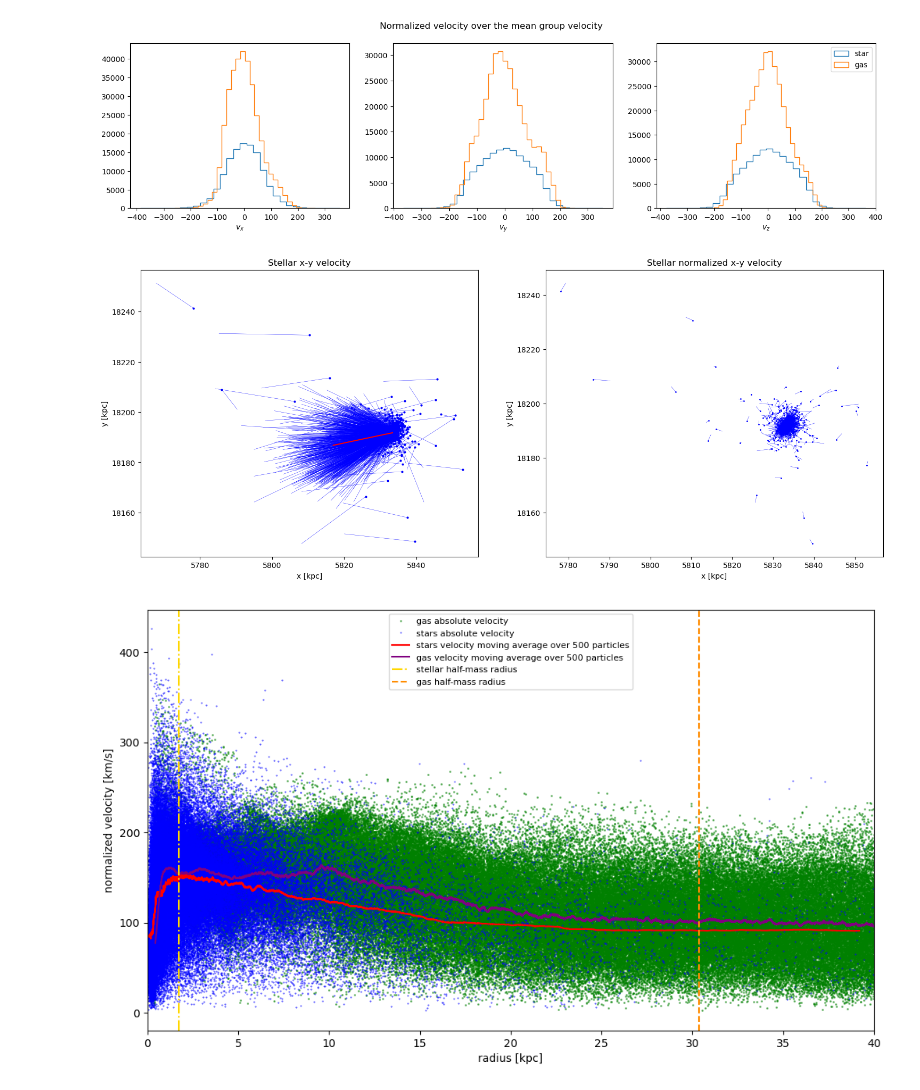
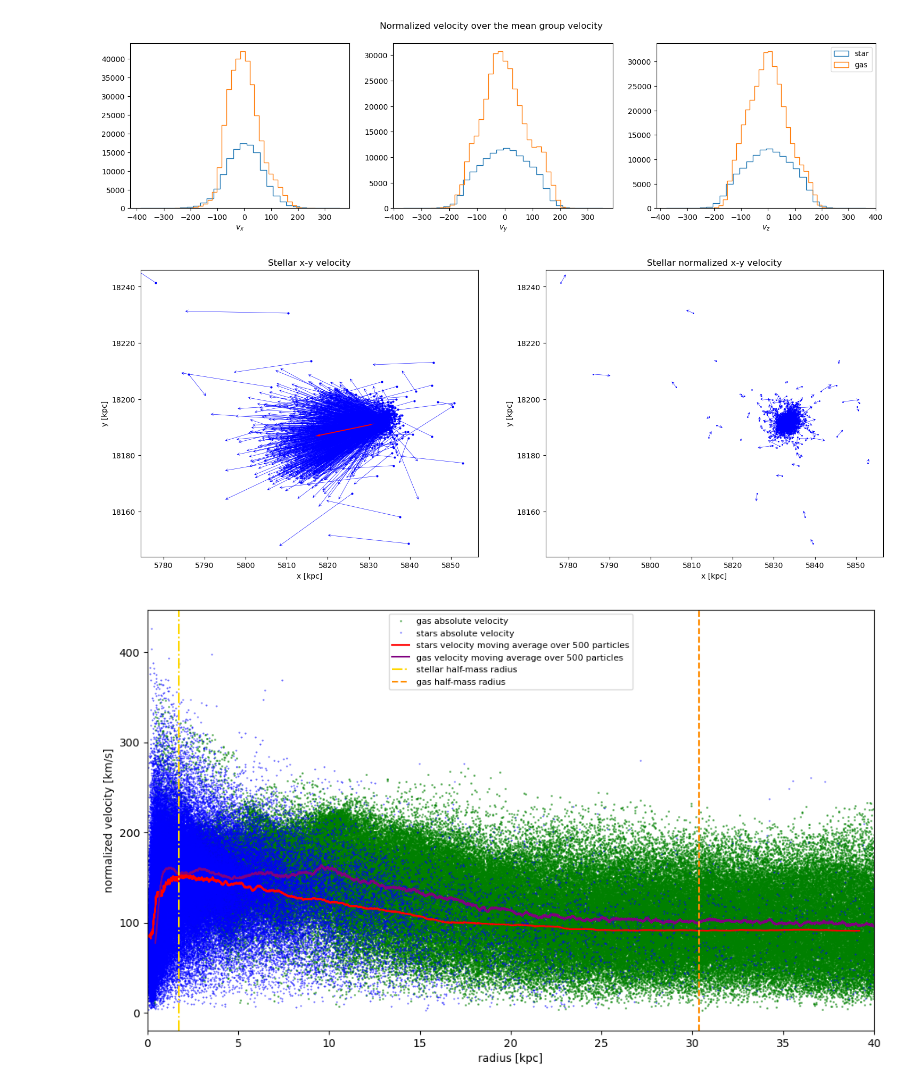
Before and after one commit to Amedeo1054/particelleeee, a Jupyter notebook: single_snapshot.ipynb, the cells around one changed output. Drawn from its saved outputs; the diff is of its cells as text; code cells hidden in the pictures.

```diff
--- a/single_snapshot.ipynb
+++ b/single_snapshot.ipynb
@@ -242,25 +249,25 @@ plt.show()
 # %%
 ds = 100
 
 fig = plt.figure(figsize=(18,7))
 ax = fig.add_subplot(121)
-plt.plot([s_pos[0,::ds], s_pos[0,::ds]+s_vel[0,::ds]/10], [s_pos[1,::ds], s_pos[1,::ds]+s_vel[1,::ds]/10], c='b', lw=0.3)
+plt.quiver(s_pos[0,::ds], s_pos[1,::ds], s_vel[0,::ds], s_vel[1,::ds], color='b', width=0.001, headwidth=10, headlength=10, angles='xy', scale_units='xy', scale=10)
 plt.plot(s_pos[0,::ds], s_pos[1,::ds], 'o', markersize=2, c='b')
-plt.plot([g1['Star']['MostBoundParticle'][0], g1['Star']['MostBoundParticle'][0]+s_vel_mean[0]/10], [g1['Star']['MostBoundParticle'][1], g1['Star']['MostBoundParticle'][1]+s_vel_mean[1]/10], c='r')
+plt.quiver(g1['Star']['MostBoundParticle'][0], g1['Star']['MostBoundParticle'][1], s_vel_mean[0], s_vel_mean[1], color='r', width=0.003, headwidth=2.5, angles='xy', scale_units='xy', scale=10)
 plt.xlabel('x [kpc]')
 plt.ylabel('y [kpc]')
 plt.title('Stellar x-y velocity')
 
 ax = fig.add_subplot(122)
-plt.plot([s_pos[0,::ds], s_pos[0,::ds]+sv[0,::ds]/50], [s_pos[1,::ds], s_pos[1,::ds]+sv[1,::ds]/50], c='b', lw=0.3)
+plt.quiver(s_pos[0,::ds], s_pos[1,::ds], sv[0,::ds], sv[1,::ds], color='b', width=0.001, headwidth=10, headlength=10, angles='xy', scale_units='xy', scale=50)
 plt.plot(s_pos[0,::ds], s_pos[1,::ds], 'o', markersize=1, c='b')
 plt.xlabel('x [kpc]')
 plt.ylabel('y [kpc]')
 plt.title('Stellar normalized x-y velocity')
 
 plt.show()
 # %% [output]
-[figure, old version]
+[figure, new version]
 # %%
 ################ stars #####################
 
```
Also changed, not shown: parts of 3 cells of this notebook.
